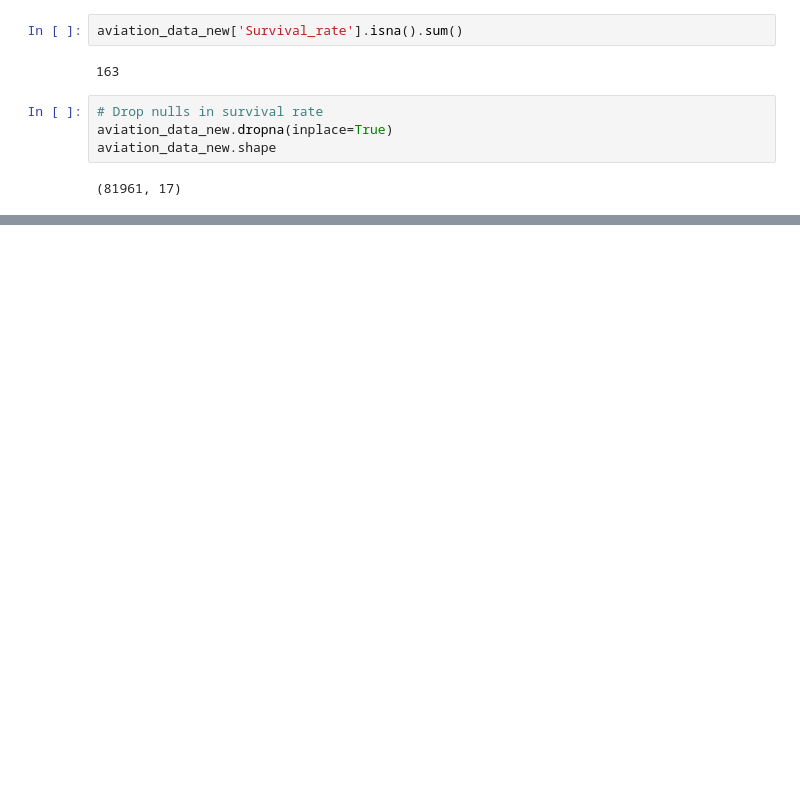
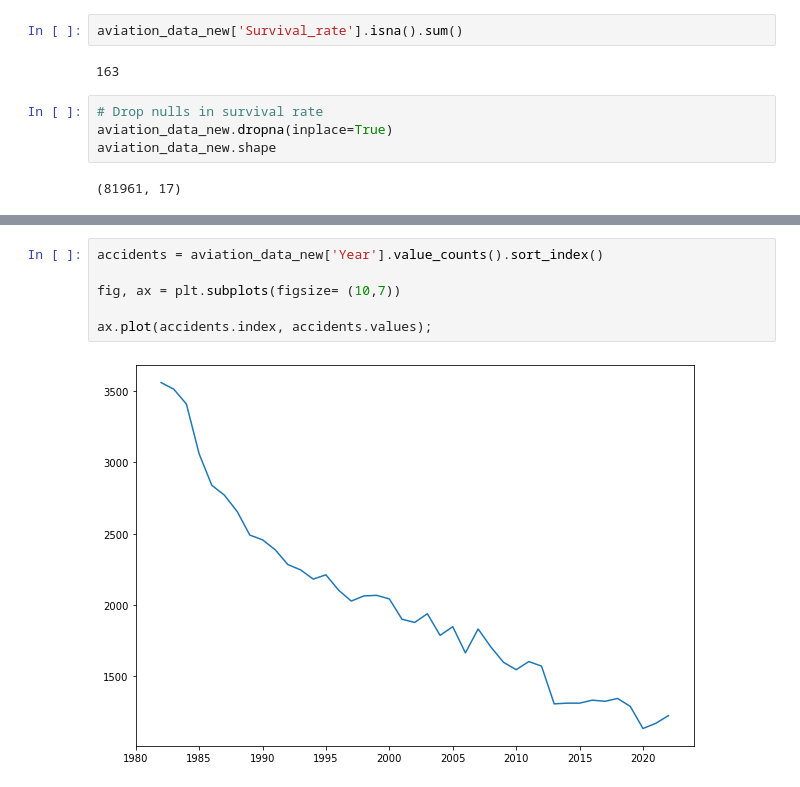
Before and after one commit to MosesMusyoki/dsc-phase_1_project, a Jupyter notebook: student.ipynb, the cells around one changed output, grey strips where cells are left out. Saved outputs shown, nothing was run; the diff lists cells and outputs as text; blank space fills up the shorter version.

```diff
--- a/student.ipynb
+++ b/student.ipynb
@@ -440,0 +490,8 @@ aviation_data_new.shape
+# %%
+accidents = aviation_data_new['Year'].value_counts().sort_index()
+
+fig, ax = plt.subplots(figsize= (10,7))
+
+ax.plot(accidents.index, accidents.values);
+# %% [output]
+[figure, added]
```
Also changed, not shown: parts of 42 cells of this notebook.
